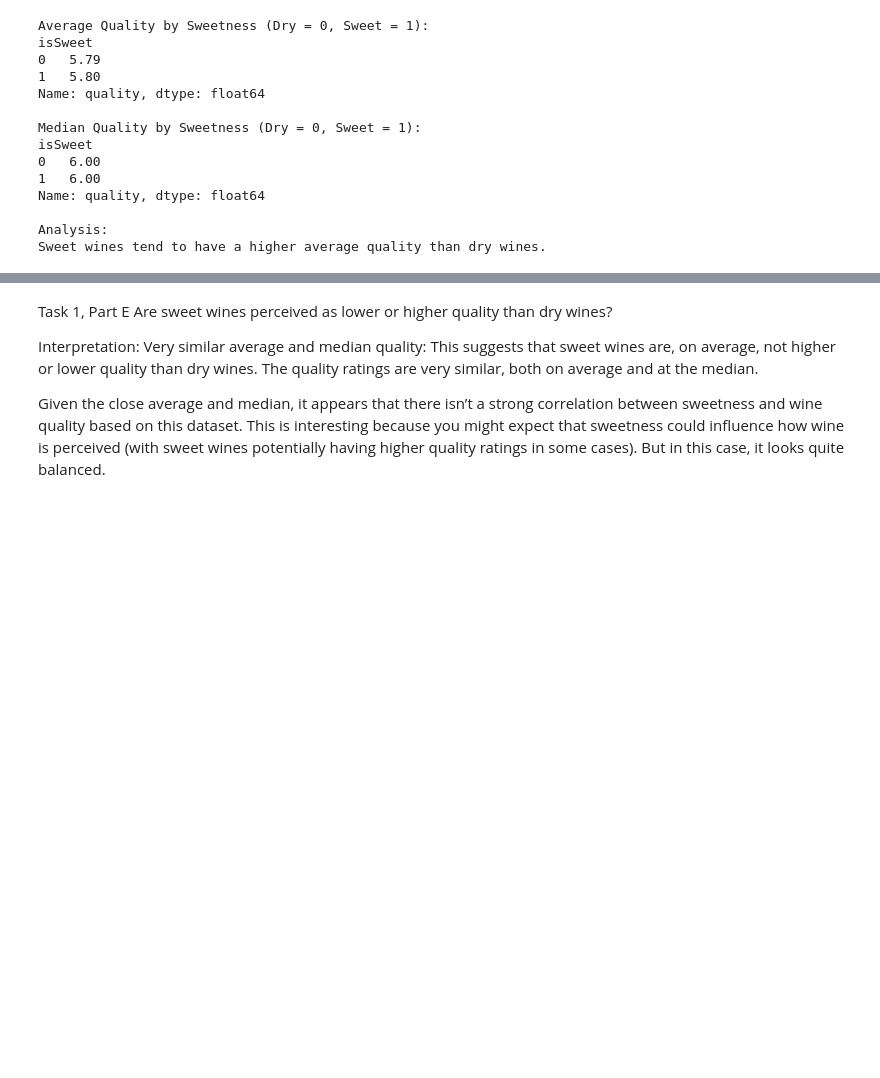
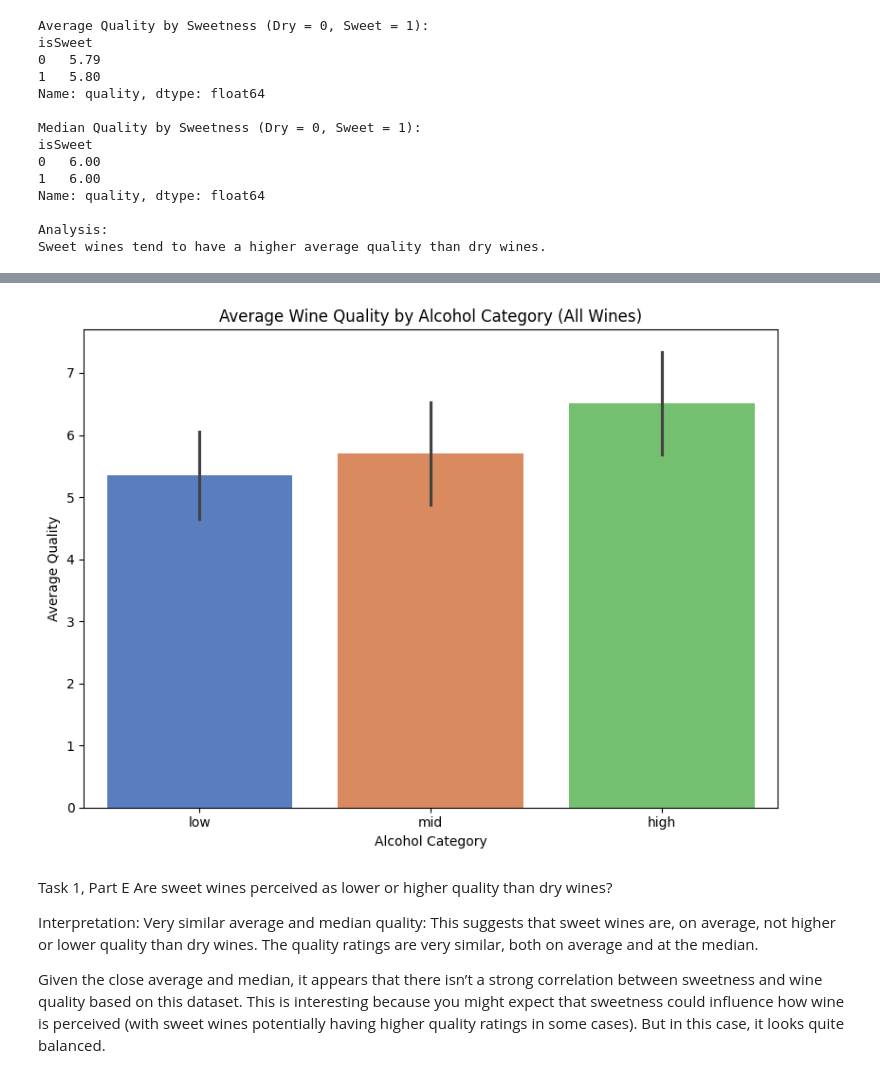
Before and after one commit to SamraatJain9/CSC2034_Project_Data, a Jupyter notebook: main.ipynb, the cells around one changed output, grey strips where cells are left out. Cells and saved outputs as stored; diff of their text form; code cells hidden in the pictures; blank space fills up the shorter version.

```diff
--- a/main.ipynb
+++ b/main.ipynb
@@ -747,3 +771,14 @@ Sweet wines tend to have a higher average quality than dry wines.
+# %%
+# Extension: Quality by Alcohol Category (Disregarding Wine Type)
+plt.figure(figsize=(8, 6))
+seaborn.barplot(data=combined_wine, x='alcohol_cat', y='quality', ci='sd', palette='muted')
+plt.title("Average Wine Quality by Alcohol Category (All Wines)")
+plt.xlabel("Alcohol Category")
+plt.ylabel("Average Quality")
+plt.tight_layout()
+plt.show()
+# %% [output]
+[figure, added]
 # %% [markdown]
 Task 1, Part E
 Are sweet wines perceived as lower or higher quality than dry wines?
```
Also changed, not shown: parts of 2 cells of this notebook.
